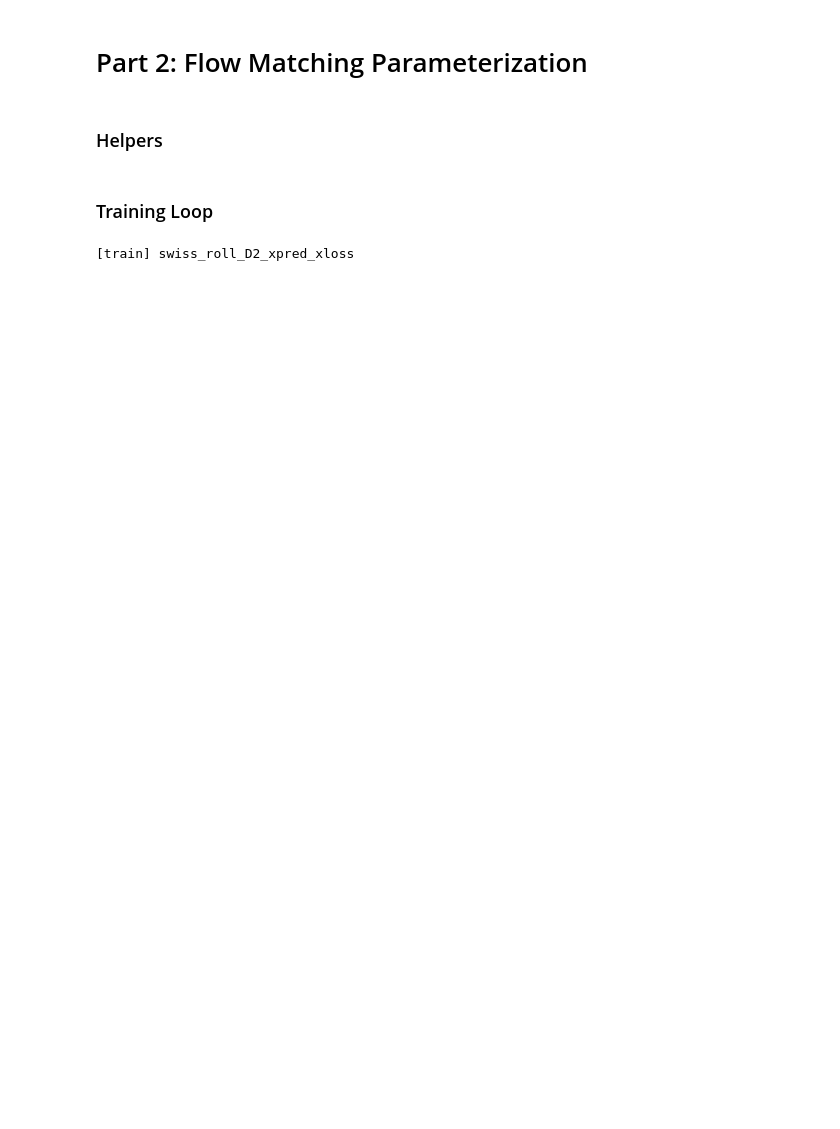
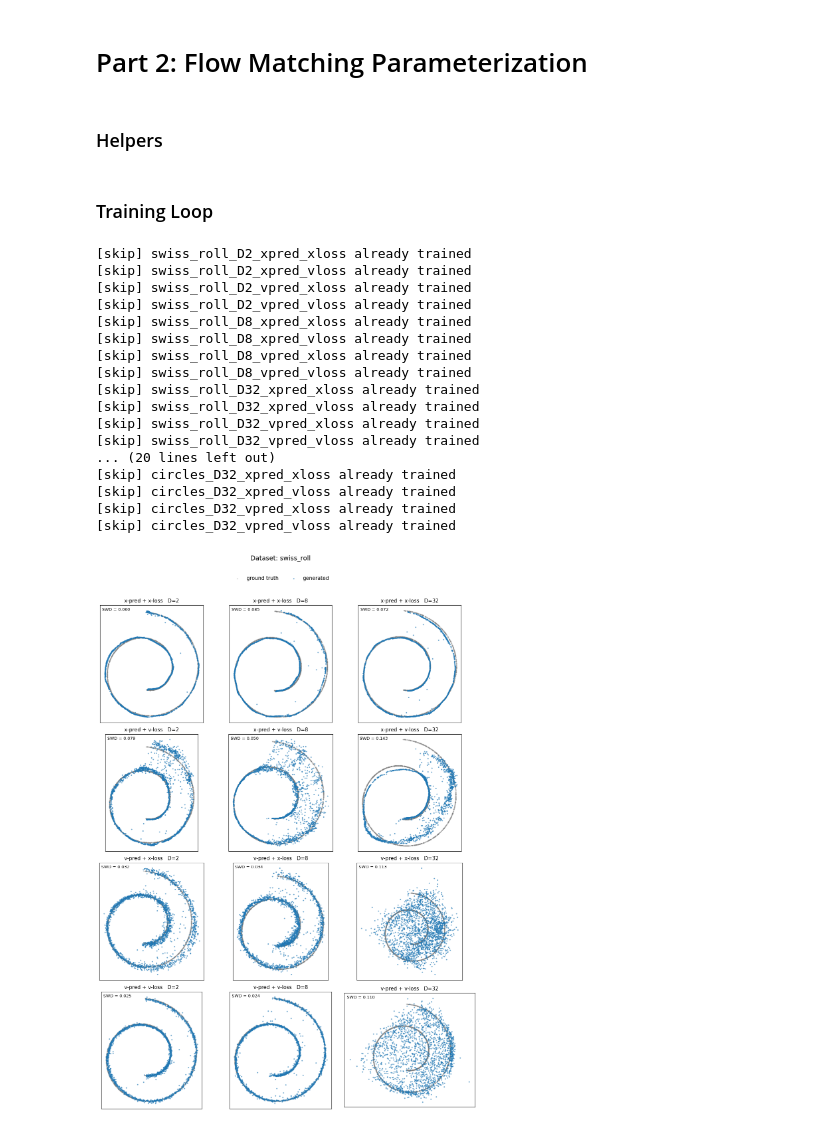
Before and after one commit to arshchawla21/COMP4680-8650-Flowmatching, a Jupyter notebook: part_2.ipynb, the cells around one changed output. Cells and saved outputs as stored; diff of their text form; code cells hidden in the pictures; blank space fills up the shorter version.

```diff
--- a/part_2.ipynb
+++ b/part_2.ipynb
@@ -17,12 +18,12 @@ AVAILABLE_DATASETS = ("swiss_roll", "gaussians", "circles")
 DIMS = (2, 8, 32)
 PRED_LOSS = (("x", "x"), ("x", "v"), ("v", "x"), ("v", "v"))
 
-MODEL_DIR = Path("../models")
+MODEL_DIR = Path("models")
 MODEL_DIR.mkdir(parents=True, exist_ok=True)
-FIG_DIR = Path("../figures")
+FIG_DIR = Path("res/part2")
 FIG_DIR.mkdir(parents=True, exist_ok=True)
 
-EPOCHS = 5000          # adjust to hit ~25k steps given your dataset size
+TRAIN_STEPS = 25000          # adjust to hit ~25k steps given your dataset size
 STEPS = 50
 BATCH = 1024
 N_GEN = 2048           # samples to generate for visualization
@@ -33,16 +34,12 @@ def model_tag(dataset, D, pred, loss):
     return f"{dataset}_D{D}_{pred}pred_{loss}loss"
 
 
-def train_one_config(dataset, D, pred_type, loss_type, device):
-    dataloader = get_dataloader(name=dataset, dim=D, batch_size=BATCH)
+def train_one_config(dataset, D, pred_type, loss_type, device, n_steps=25_000):
+    dataloader = get_dataloader(name=dataset, dim=D, batch_size=1024)
     model = JiM(hidden_dim=256, D=D).to(device)
     opt = optim.Adam(model.parameters(), lr=1e-3)
-
-    for ep in range(EPOCHS):
-        train_one_epoch(model, dataloader, opt, device, ep, 500, pred_type, loss_type)
-
-    path = MODEL_DIR / f"{model_tag(dataset, D, pred_type, loss_type)}.pt"
-    torch.save(model.state_dict(), path)
+    train_n_steps(model, dataloader, opt, device, n_steps, pred_type, loss_type)
+    torch.save(model.state_dict(), MODEL_DIR / f"{model_tag(dataset, D, pred_type, loss_type)}.pt")
     return model
 
 
@@ -87,11 +84,17 @@ def plot_grid(dataset, device):
             gen2d = project_to_2d(gen, dataset, D)
             gt2d = project_to_2d(gt, dataset, D)
 
-            ax.scatter(gt2d[:, 0],  gt2d[:, 1],  s=3, alpha=0.25, c="lightgray", label="ground truth")
+            swd = sliced_wasserstein(gen2d, gt2d)
+            ax.scatter(gt2d[:, 0],  gt2d[:, 1],  s=3, alpha=0.25, c="gray", label="ground truth")
             ax.scatter(gen2d[:, 0], gen2d[:, 1], s=3, alpha=0.55, c="C0",        label="generated")
             ax.set_title(f"{pred}-pred + {loss}-loss   D={D}", fontsize=11)
             ax.set_aspect("equal")
             ax.set_xticks([]); ax.set_yticks([])
+
+            ax.text(0.02, 0.98, f"SWD = {swd:.3f}", transform=ax.transAxes,
+            ha="left", va="top", fontsize=9,
+            bbox=dict(boxstyle="round,pad=0.3", facecolor="white",
+                    edgecolor="none", alpha=0.8))
 
     handles, labels = axes[0, 0].get_legend_handles_labels()
     fig.legend(handles, labels, loc="upper center", ncol=2, frameon=False,
@@ -100,25 +103,53 @@ def plot_grid(dataset, device):
     fig.tight_layout()
     fig.savefig(FIG_DIR / f"{dataset}_grid.png", dpi=150, bbox_inches="tight")
     plt.show()
+
+def sliced_wasserstein(x, y, n_proj=64, seed=0):
+    """Sliced Wasserstein-1 distance between two point clouds. Lower = closer."""
+    rng = np.random.default_rng(seed)
+    n = min(len(x), len(y))
+    x, y = x[:n], y[:n]
+    dirs = rng.normal(size=(n_proj, x.shape[1])).astype(np.float64)
+    dirs /= np.linalg.norm(dirs, axis=1, keepdims=True)
+    px = np.sort(x @ dirs.T, axis=0)              # (n, n_proj)
+    py = np.sort(y @ dirs.T, axis=0)
+    return float(np.mean(np.abs(px - py)))
 # %% [markdown]
 ### Training Loop
 # %%
 # === Train all 36 configs ===
 device = "cuda" if torch.cuda.is_available() else "cpu"
 
 for dataset in AVAILABLE_DATASETS:
     for D in DIMS:
         for pred, loss in PRED_LOSS:
             tag = model_tag(dataset, D, pred, loss)
             path = MODEL_DIR / f"{tag}.pt"
             if path.exists():
                 print(f"[skip] {tag} already trained")
                 continue
             print(f"[train] {tag}")
-            train_one_config(dataset, D, pred, loss, device)
+            train_one_config(dataset, D, pred, loss, device, TRAIN_STEPS)
 
 # === Plot one grid per dataset ===
 for dataset in AVAILABLE_DATASETS:
     plot_grid(dataset, device)
 # %% [output]
-[train] swiss_roll_D2_xpred_xloss
+[skip] swiss_roll_D2_xpred_xloss already trained
+[skip] swiss_roll_D2_xpred_vloss already trained
+[skip] swiss_roll_D2_vpred_xloss already trained
+[skip] swiss_roll_D2_vpred_vloss already trained
+[skip] swiss_roll_D8_xpred_xloss already trained
+[skip] swiss_roll_D8_xpred_vloss already trained
+[skip] swiss_roll_D8_vpred_xloss already trained
+[skip] swiss_roll_D8_vpred_vloss already trained
+[skip] swiss_roll_D32_xpred_xloss already trained
+[skip] swiss_roll_D32_xpred_vloss already trained
+[skip] swiss_roll_D32_vpred_xloss already trained
+[skip] swiss_roll_D32_vpred_vloss already trained
+... (20 lines left out)
+[skip] circles_D32_xpred_xloss already trained
+[skip] circles_D32_xpred_vloss already trained
+[skip] circles_D32_vpred_xloss already trained
+[skip] circles_D32_vpred_vloss already trained
+[figure, added]
```
Also changed, not shown: parts of 3 cells of this notebook, 57 other files.
